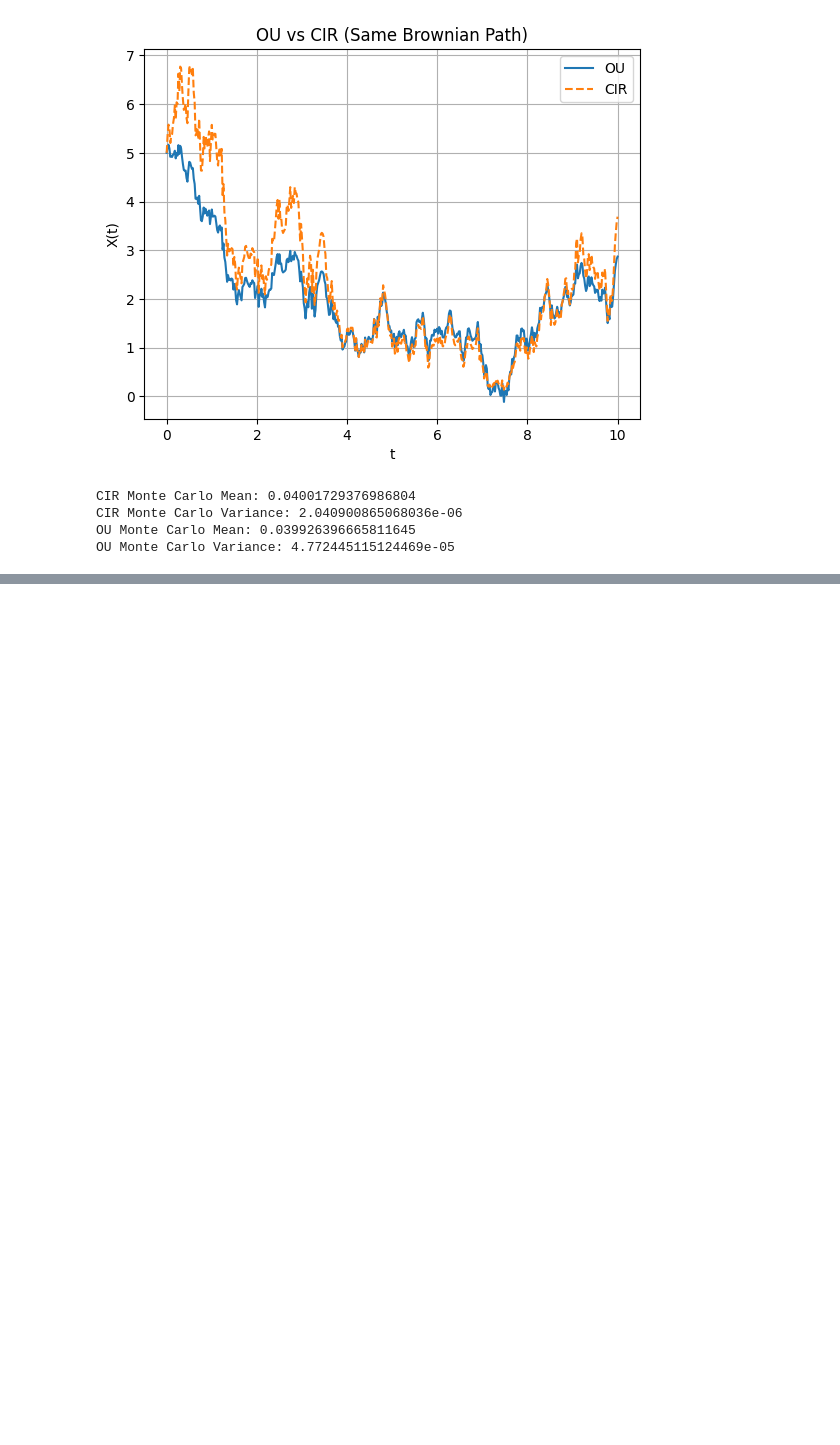
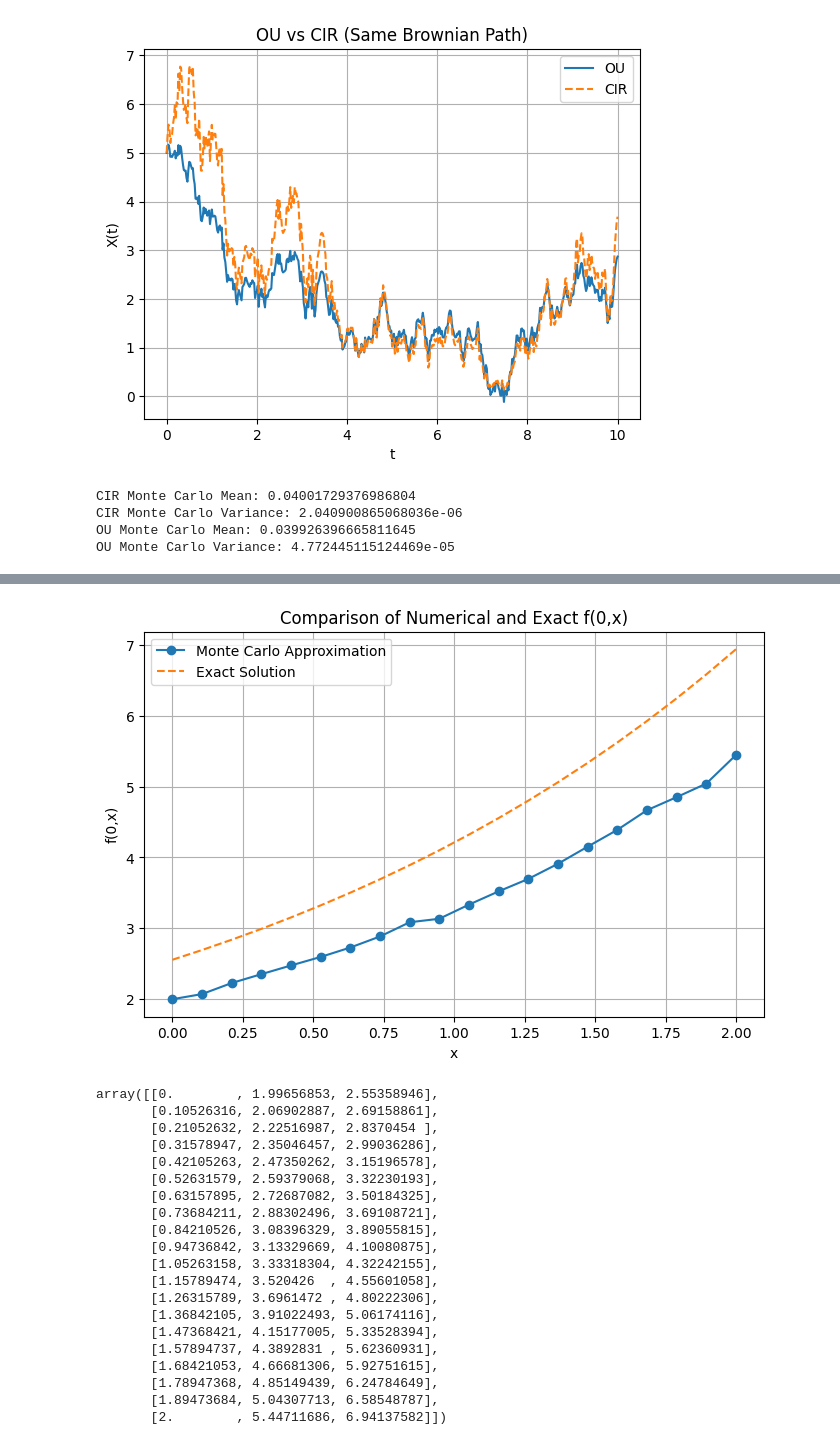
Before and after one commit to RishKr17/Stochastic-Process-Simulation, a Jupyter notebook: notebook/simulation.ipynb, the cells around one changed output, grey strips where cells are left out. Saved outputs shown, nothing was run; the diff lists cells and outputs as text; code cells hidden in the pictures; blank space fills up the shorter version.

```diff
--- a/notebook/simulation.ipynb
+++ b/notebook/simulation.ipynb
@@ -363,0 +506,37 @@ x=2.00, f(0.1,x)≈5.62270
+# %%
+# Exact f(0,x)
+f0_exact = np.exp(xs/2 + 15/16)
+
+plt.figure(figsize=(8,5))
+plt.plot(xs, f0_vals, 'o-', label="Monte Carlo Approximation")
+plt.plot(xs, f0_exact, '--', label="Exact Solution")
+plt.title("Comparison of Numerical and Exact f(0,x)")
+plt.xlabel("x")
+plt.ylabel("f(0,x)")
+plt.grid(True)
+plt.legend()
+plt.show()
+
+np.column_stack([xs, f0_vals, f0_exact])
+# %% [output]
+[figure, added]
+array([[0.        , 1.99656853, 2.55358946],
+       [0.10526316, 2.06902887, 2.69158861],
+       [0.21052632, 2.22516987, 2.8370454 ],
+       [0.31578947, 2.35046457, 2.99036286],
+       [0.42105263, 2.47350262, 3.15196578],
+       [0.52631579, 2.59379068, 3.32230193],
+       [0.63157895, 2.72687082, 3.50184325],
+       [0.73684211, 2.88302496, 3.69108721],
+       [0.84210526, 3.08396329, 3.89055815],
+       [0.94736842, 3.13329669, 4.10080875],
+       [1.05263158, 3.33318304, 4.32242155],
+       [1.15789474, 3.520426  , 4.55601058],
+       [1.26315789, 3.6961472 , 4.80222306],
+       [1.36842105, 3.91022493, 5.06174116],
+       [1.47368421, 4.15177005, 5.33528394],
+       [1.57894737, 4.3892831 , 5.62360931],
+       [1.68421053, 4.66681306, 5.92751615],
+       [1.78947368, 4.85149439, 6.24784649],
+       [1.89473684, 5.04307713, 6.58548787],
+       [2.        , 5.44711686, 6.94137582]])
```
Also changed, not shown: parts of 12 cells of this notebook.
